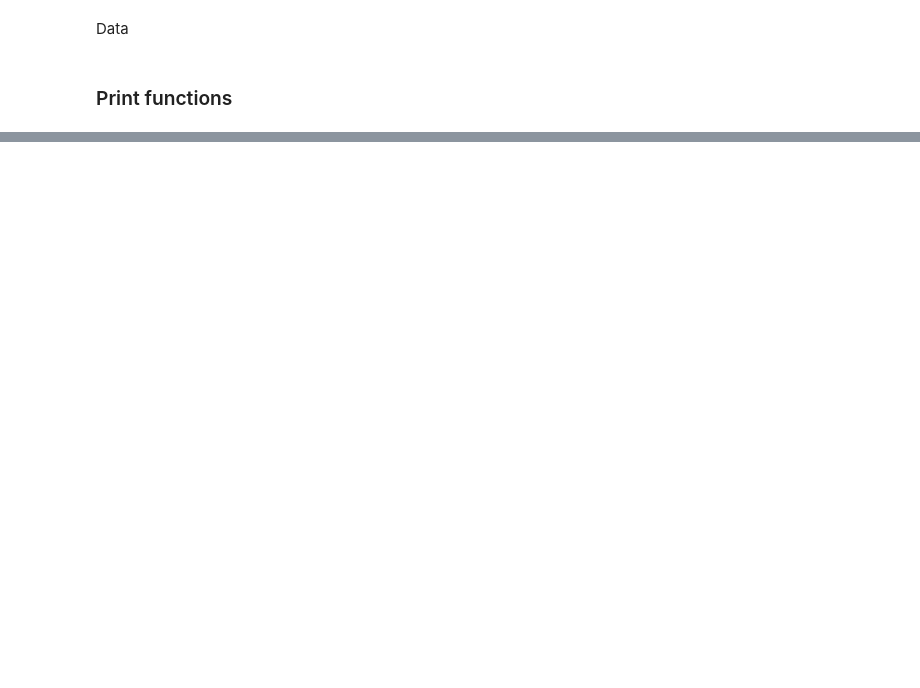
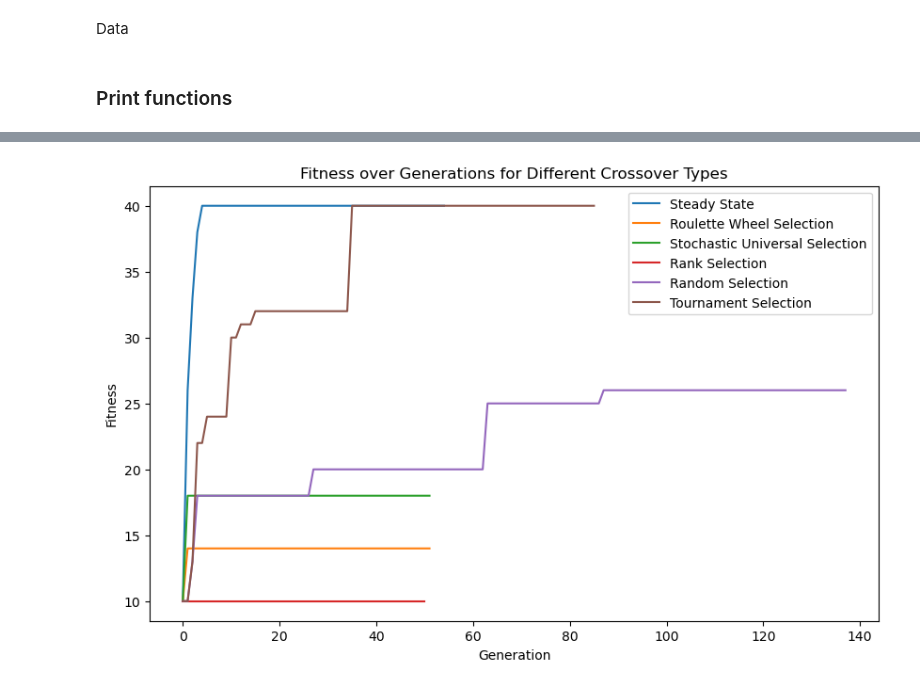
Before and after one commit to ekoface/IS_seminar, a Jupyter notebook: Seminar_1.ipynb, the cells around one changed output, grey strips where cells are left out. Drawn from its saved outputs; the diff is of its cells as text; code cells hidden in the pictures; blank space fills up the shorter version.

```diff
--- a/Seminar_1.ipynb
+++ b/Seminar_1.ipynb
@@ -61,0 +250,42 @@ def print_solution(solution_matrix):
+# %%
+
+def run_ga_and_plot_fitness(parents_selection, parents_selection_names):
+    fitness_history = {name: [] for name in parents_selection_names}
+
+    for crossover_func, name in zip(parents_selection, parents_selection_names):
+        ga_instance = pygad.GA(
+            num_generations=num_generations,
+            num_parents_mating=num_parents_mating,
+            fitness_func=create_fitness_function_basic(fitnes_penalty),
+            sol_per_pop=population_size,
+            num_genes=num_reviewers * num_papers,
+            initial_population=initial_pop,
+            crossover_type="single_point",
+            mutation_type="random",
+            mutation_probability=0.05,
+            gene_type=int,
+            gene_space=[0, 1],
+            stop_criteria="saturate_50",
+            parent_selection_type=crossover_func
+        )
+
+        ga_instance.run()
+        fitness_history[name] = ga_instance.best_solutions_fitness
+
+    # Plot the fitness history
+    plt.figure(figsize=(10, 6))
+    for name in mutation_names:
+        plt.plot(fitness_history[name], label=name)
+    plt.xlabel("Generation")
+    plt.ylabel("Fitness")
+    plt.title("Fitness over Generations for Different Crossover Types")
+    plt.legend()
+    plt.show()
+
+
+mutation_funcs = ["sss", "rws", "sus","rank","random","tournament"]
+mutation_names = ["Steady State", "Roulette Wheel Selection", "Stochastic Universal Selection", "Rank Selection", "Random Selection", "Tournament Selection"]
+
+run_ga_and_plot_fitness(mutation_funcs, mutation_names)
+# %% [output]
+[figure, added]
```
Also changed, not shown: parts of 15 cells of this notebook, 1 other file.
